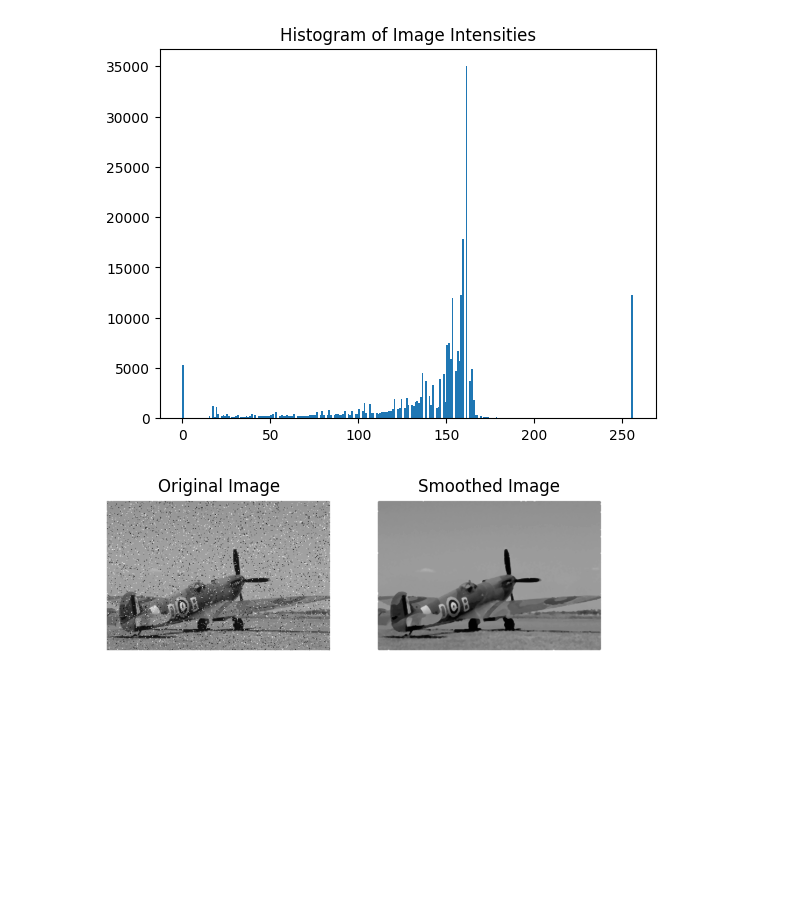
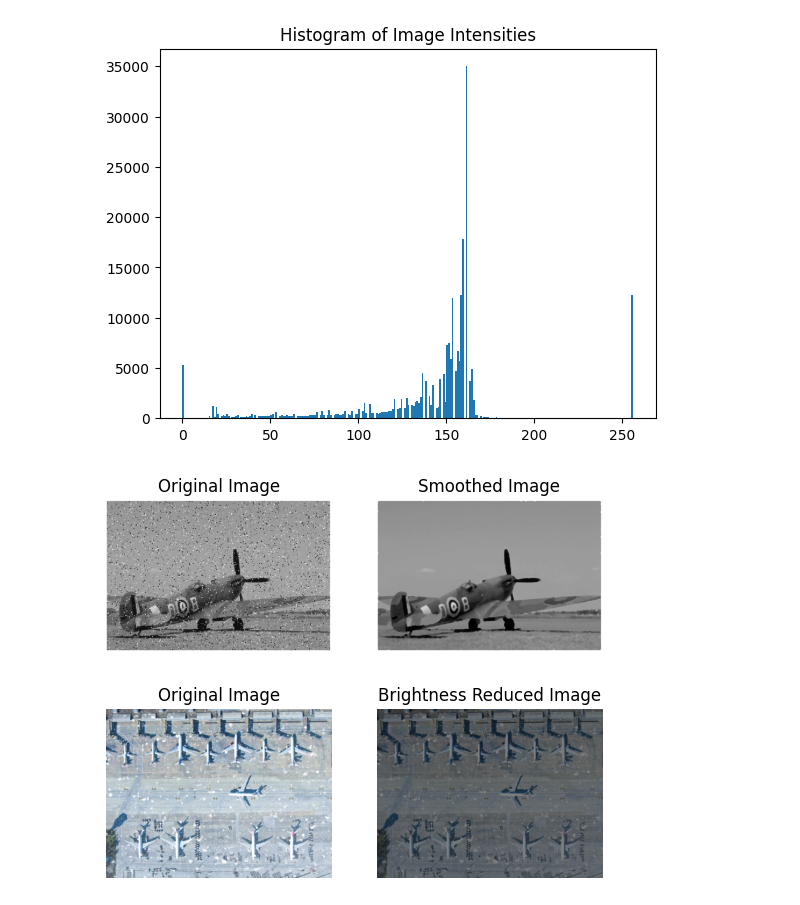
Before and after one commit to maruf908548/DIP_Lab_Final, a Jupyter notebook: DIP_Lab_Final.ipynb, the cells around one changed output. Drawn from its saved outputs; the diff is of its cells as text; code cells hidden in the pictures; blank space fills up the shorter version.

Commit message:
reduce brightness of image 4 where brightness_factor set to 0.5

```diff
--- a/DIP_Lab_Final.ipynb
+++ b/DIP_Lab_Final.ipynb
@@ -75,3 +75,24 @@ plt.axis('off')
 plt.show()
 # %% [output]
 [figure]
+# %%
+# Task 4: Reduce brightness of DIP_Lab_task_04.jpg
+img4_path = '/content/drive/MyDrive/DIP Lab Resources/Assignment/DIP_Lab_task_04.jpg'
+img4 = cv2.imread(img4_path, cv2.IMREAD_COLOR)
+# %%
+brightness_factor = 0.5
+reduced_brightness_img4 = np.clip(img4 * brightness_factor, 0, 255).astype(np.uint8)
+# %%
+plt.subplot(1, 2, 1)
+plt.imshow(cv2.cvtColor(img4, cv2.COLOR_BGR2RGB))
+plt.title('Original Image')
+plt.axis('off')
+
+plt.subplot(1, 2, 2)
+plt.imshow(cv2.cvtColor(reduced_brightness_img4, cv2.COLOR_BGR2RGB))
+plt.title('Brightness Reduced Image')
+plt.axis('off')
+
+plt.show()
+# %% [output]
+[figure, added]
```
